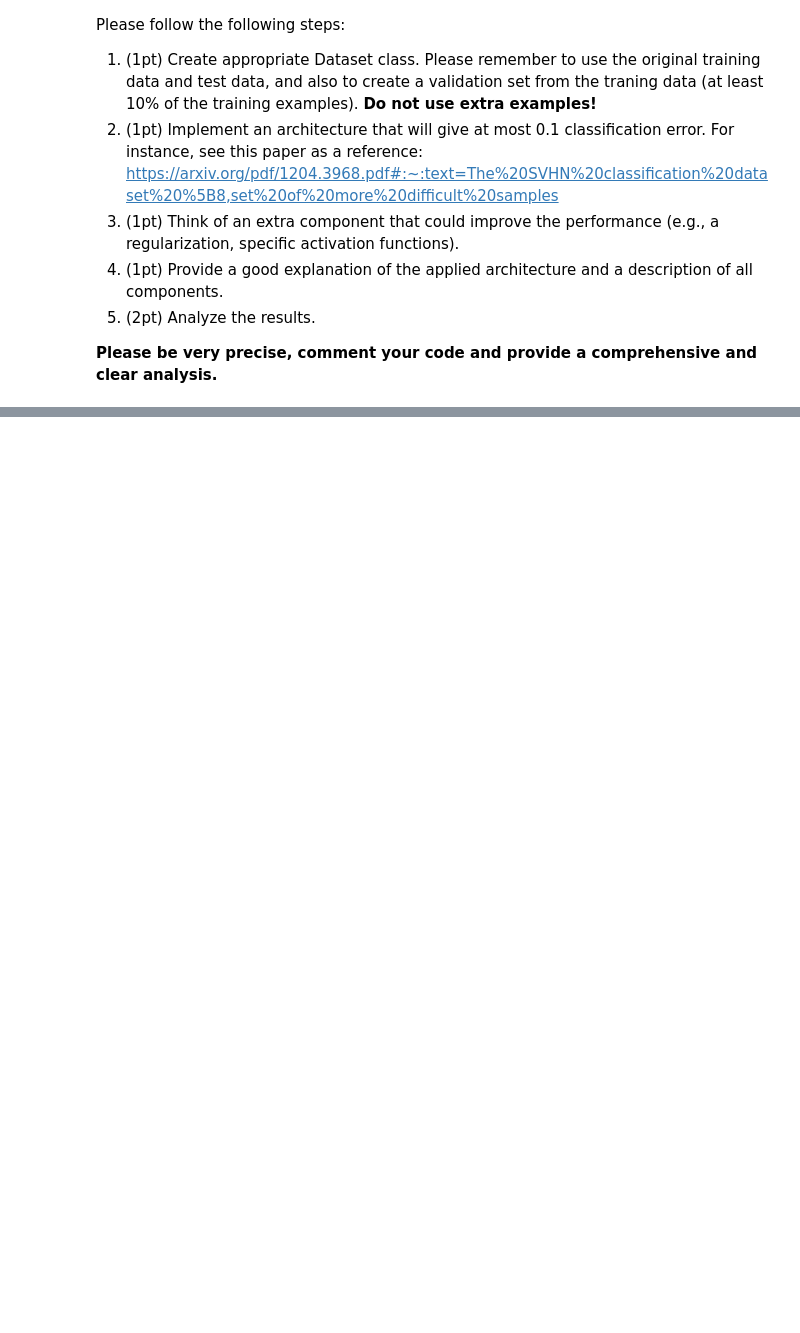
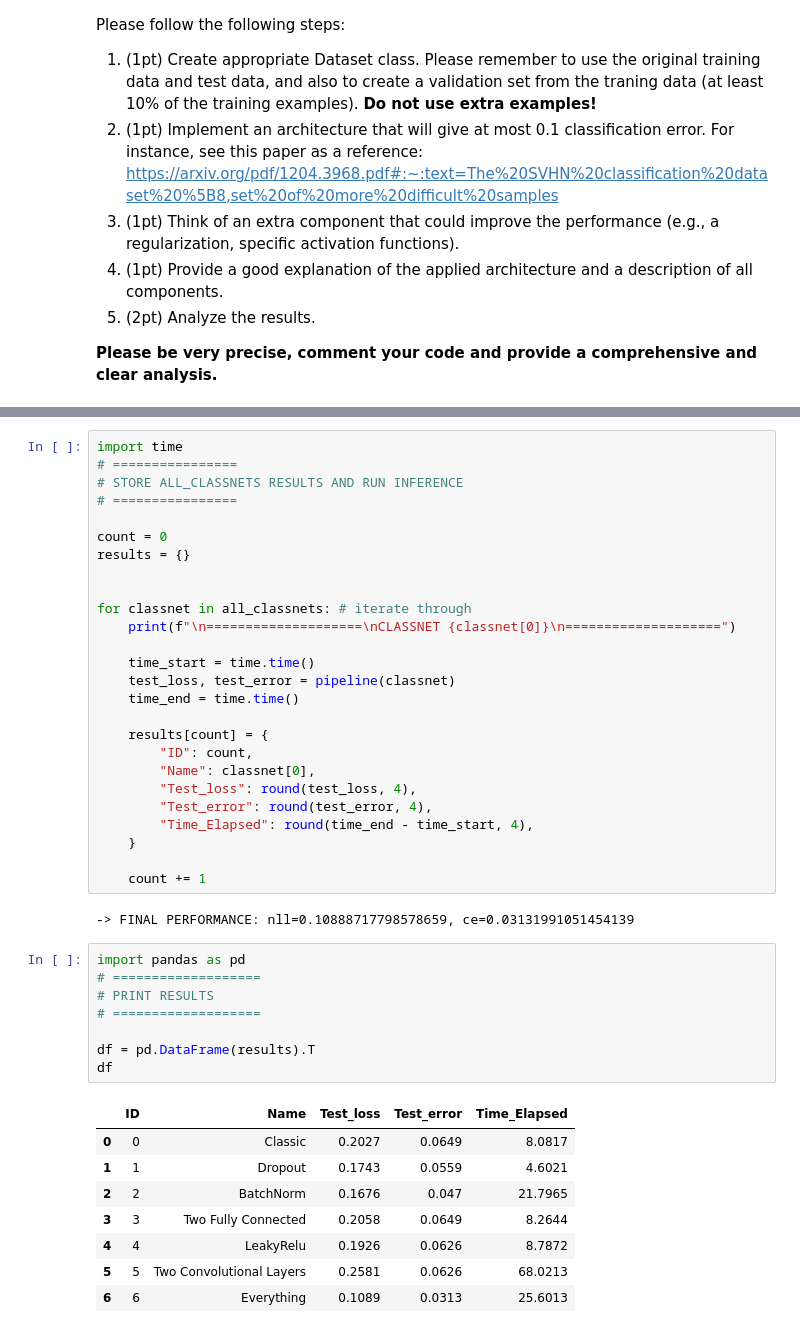
Before and after one commit to chrissaia/Computational_Intelligence, a Jupyter notebook: assignment_4.ipynb, the cells around one changed output, grey strips where cells are left out. Drawn from its saved outputs; the diff is of its cells as text; blank space fills up the shorter version.

```diff
--- a/assignment_4.ipynb
+++ b/assignment_4.ipynb
@@ -577,0 +907,45 @@ Please follow the following steps:
+# %%
+import time
+# ================
+# STORE ALL_CLASSNETS RESULTS AND RUN INFERENCE
+# ================
+
+count = 0
+results = {}
+
+
+for classnet in all_classnets: # iterate through
+    print(f"\n====================\nCLASSNET {classnet[0]}\n====================")
+
+    time_start = time.time()
+    test_loss, test_error = pipeline(classnet)
+    time_end = time.time()
+
+    results[count] = {
+        "ID": count,
+        "Name": classnet[0],
+        "Test_loss": round(test_loss, 4),
+        "Test_error": round(test_error, 4),
+        "Time_Elapsed": round(time_end - time_start, 4),
+    }
+
+    count += 1
+# %% [output]
+-> FINAL PERFORMANCE: nll=0.10888717798578659, ce=0.03131991051454139
+# %%
+import pandas as pd
+# ===================
+# PRINT RESULTS
+# ===================
+
+df = pd.DataFrame(results).T
+df
+# %% [output]
+|  | ID | Name | Test_loss | Test_error | Time_Elapsed |
+| 0 | 0 | Classic | 0.2027 | 0.0649 | 8.0817 |
+| 1 | 1 | Dropout | 0.1743 | 0.0559 | 4.6021 |
+| 2 | 2 | BatchNorm | 0.1676 | 0.047 | 21.7965 |
+| 3 | 3 | Two Fully Connected | 0.2058 | 0.0649 | 8.2644 |
+| 4 | 4 | LeakyRelu | 0.1926 | 0.0626 | 8.7872 |
+| 5 | 5 | Two Convolutional Layers | 0.2581 | 0.0626 | 68.0213 |
+| 6 | 6 | Everything | 0.1089 | 0.0313 | 25.6013 |
```
Also changed, not shown: parts of 15 cells of this notebook, 1 other file.
